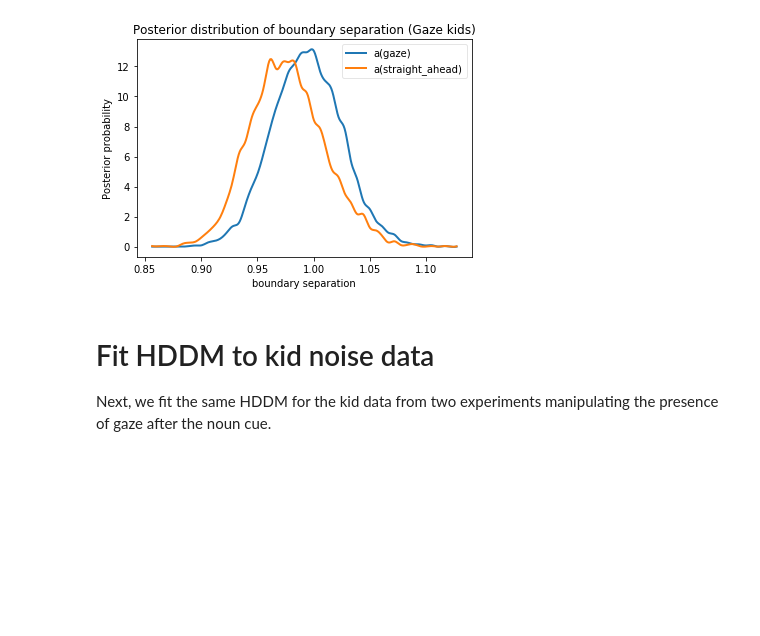
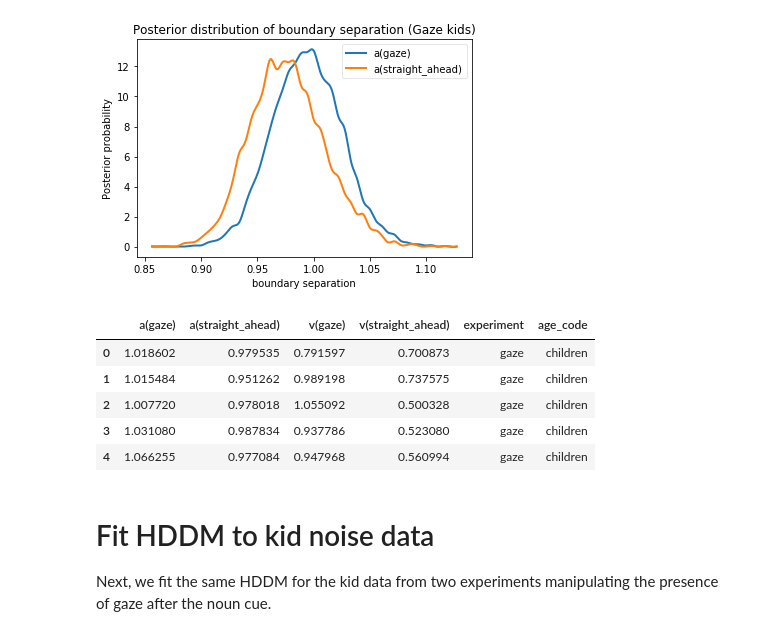
Before and after one commit to kemacdonald/speed-acc, a Jupyter notebook: R/analysis/ddm/Speed-Acc_HDDM_fit.ipynb, the cells around one changed output. Drawn from its saved outputs; the diff is of its cells as text; code cells hidden in the pictures; blank space fills up the shorter version.

```diff
--- a/R/analysis/ddm/Speed-Acc_HDDM_fit.ipynb
+++ b/R/analysis/ddm/Speed-Acc_HDDM_fit.ipynb
@@ -134,0 +149,12 @@ boundary_straight_ahead_kid.trace().tofile("../../../data/3_final_merged_data/hd
+# %%
+gaze_kids_df = model_to_df(m_kid_gaze, param_list= ['a(gaze)', 'a(straight_ahead)', 'v(gaze)', 'v(straight_ahead)'])
+gaze_kids_df['experiment'] = "gaze"
+gaze_kids_df['age_code'] = "children"
+gaze_kids_df.head()
+# %% [output]
+|  | a(gaze) | a(straight_ahead) | v(gaze) | v(straight_ahead) | experiment | age_code |
+| 0 | 1.018602 | 0.979535 | 0.791597 | 0.700873 | gaze | children |
+| 1 | 1.015484 | 0.951262 | 0.989198 | 0.737575 | gaze | children |
+| 2 | 1.007720 | 0.978018 | 1.055092 | 0.500328 | gaze | children |
+| 3 | 1.031080 | 0.987834 | 0.937786 | 0.523080 | gaze | children |
+| 4 | 1.066255 | 0.977084 | 0.947968 | 0.560994 | gaze | children |
```
Also changed, not shown: parts of 17 cells of this notebook, 39 other files.
